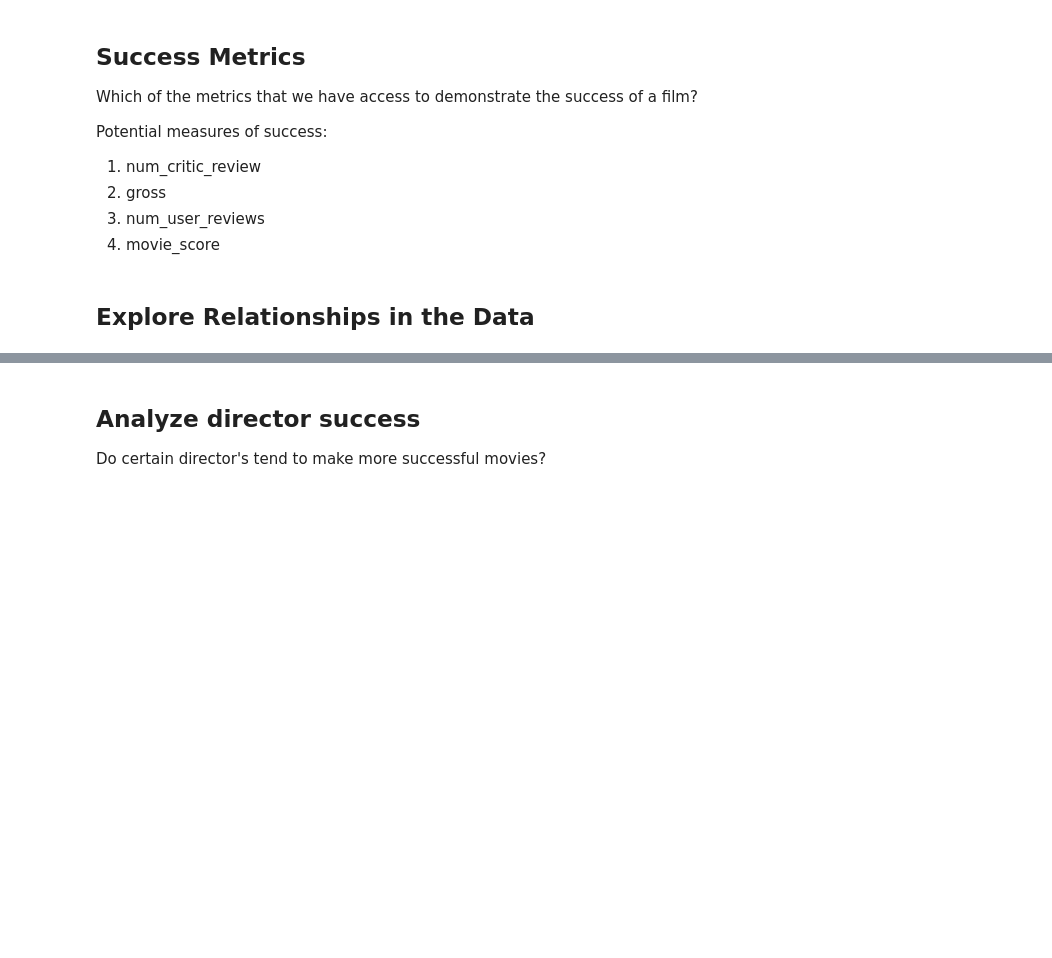
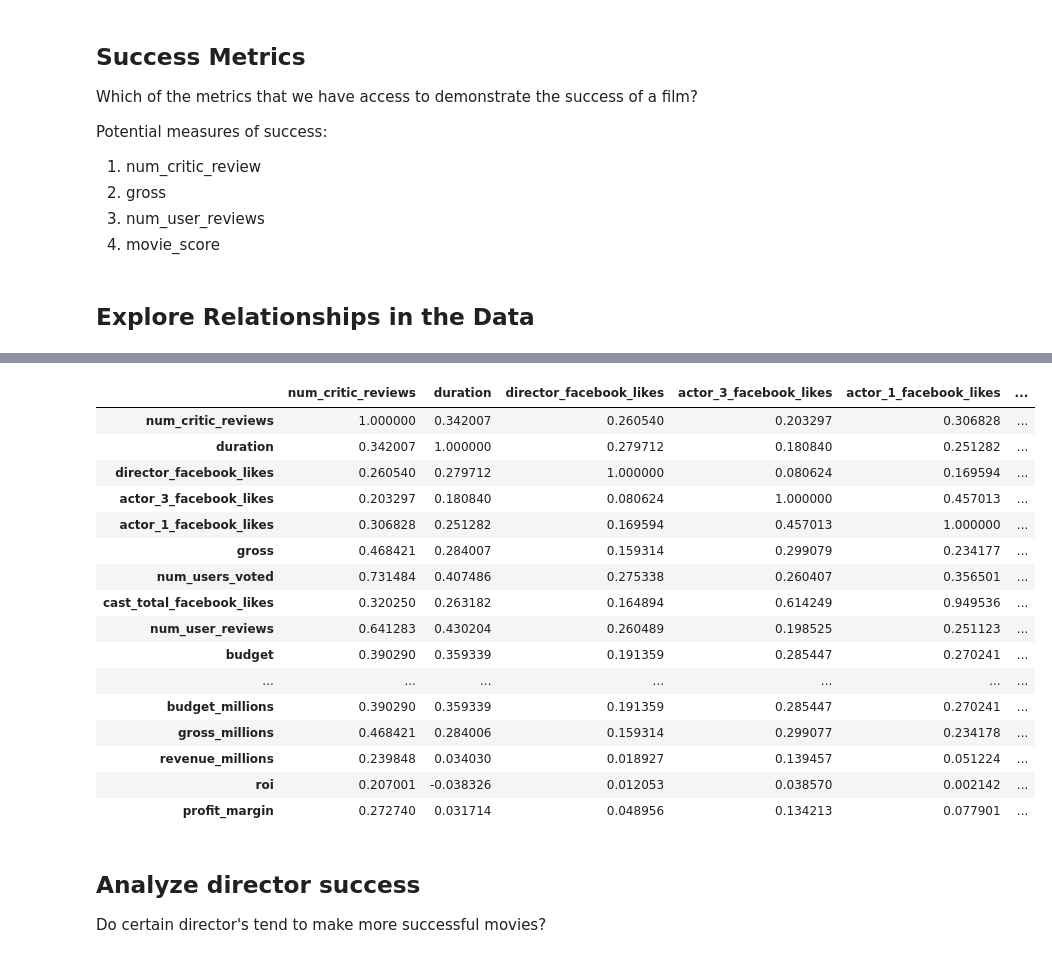
Before and after one commit to kristinkspanos/data_analysis_movie_studio, a Jupyter notebook: assignment_2_movie_data.ipynb, the cells around one changed output, grey strips where cells are left out. Cells and saved outputs as stored; diff of their text form; code cells hidden in the pictures; blank space fills up the shorter version.

```diff
--- a/assignment_2_movie_data.ipynb
+++ b/assignment_2_movie_data.ipynb
@@ -31,0 +65,8 @@ movies_gross_filter = movies[movies['gross_millions']>=100]
+# %%
+# separate numerical fields from the categorical
+movies_numeric = movies.select_dtypes(include=['float64', 'int64'])
+# %%
+# define movies trimmed to hold trimmed variables
+movies_trimmed = movies
+
+movies.sort_values(by=['director_facebook_likes'], ascending=False).head()
@@ -31,0 +81,10 @@ movies_gross_filter = movies[movies['gross_millions']>=100]
+# %%
+# replace outliers with upper whisker / lower whisker value
+for column in movies_numeric:
+    q1 = movies_trimmed[column].quantile(0.25)
+    q3 = movies_trimmed[column].quantile(0.75)
+    iqr = q3 - q1
+    upper_whisker = q3 + (iqr*1.5)
+    lower_whisker = q1 - (iqr*1.5)
+    movies_trimmed.loc[movies_trimmed[column] > upper_whisker, column] = upper_whisker
+    movies_trimmed.loc[movies_trimmed[column] < lower_whisker, column] = lower_whisker
@@ -70,3 +144,26 @@ corr_matrix
+# %%
+corr_matrix_trimmed = movies_trimmed.corr()
+corr_matrix_trimmed.to_csv('corr_matrix_trimmed.csv')
+
+corr_matrix_trimmed
+# %% [output]
+|  | num_critic_reviews | duration | director_facebook_likes | actor_3_facebook_likes | actor_1_facebook_likes | ... |
+| num_critic_reviews | 1.000000 | 0.342007 | 0.260540 | 0.203297 | 0.306828 | ... |
+| duration | 0.342007 | 1.000000 | 0.279712 | 0.180840 | 0.251282 | ... |
+| director_facebook_likes | 0.260540 | 0.279712 | 1.000000 | 0.080624 | 0.169594 | ... |
+| actor_3_facebook_likes | 0.203297 | 0.180840 | 0.080624 | 1.000000 | 0.457013 | ... |
+| actor_1_facebook_likes | 0.306828 | 0.251282 | 0.169594 | 0.457013 | 1.000000 | ... |
+| gross | 0.468421 | 0.284007 | 0.159314 | 0.299079 | 0.234177 | ... |
+| num_users_voted | 0.731484 | 0.407486 | 0.275338 | 0.260407 | 0.356501 | ... |
+| cast_total_facebook_likes | 0.320250 | 0.263182 | 0.164894 | 0.614249 | 0.949536 | ... |
+| num_user_reviews | 0.641283 | 0.430204 | 0.260489 | 0.198525 | 0.251123 | ... |
+| budget | 0.390290 | 0.359339 | 0.191359 | 0.285447 | 0.270241 | ... |
+| ... | ... | ... | ... | ... | ... | ... |
+| budget_millions | 0.390290 | 0.359339 | 0.191359 | 0.285447 | 0.270241 | ... |
+| gross_millions | 0.468421 | 0.284006 | 0.159314 | 0.299077 | 0.234178 | ... |
+| revenue_millions | 0.239848 | 0.034030 | 0.018927 | 0.139457 | 0.051224 | ... |
+| roi | 0.207001 | -0.038326 | 0.012053 | 0.038570 | 0.002142 | ... |
+| profit_margin | 0.272740 | 0.031714 | 0.048956 | 0.134213 | 0.077901 | ... |
 # %% [markdown]
 ## Analyze director success
 
```
Also changed, not shown: parts of 54 cells of this notebook, 8 other files.
